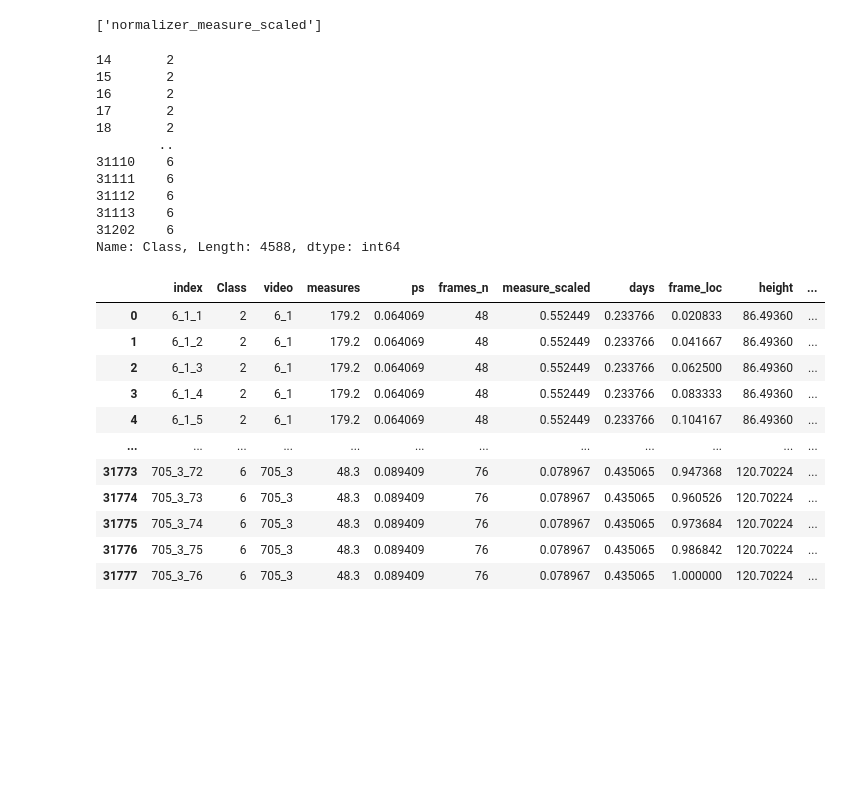
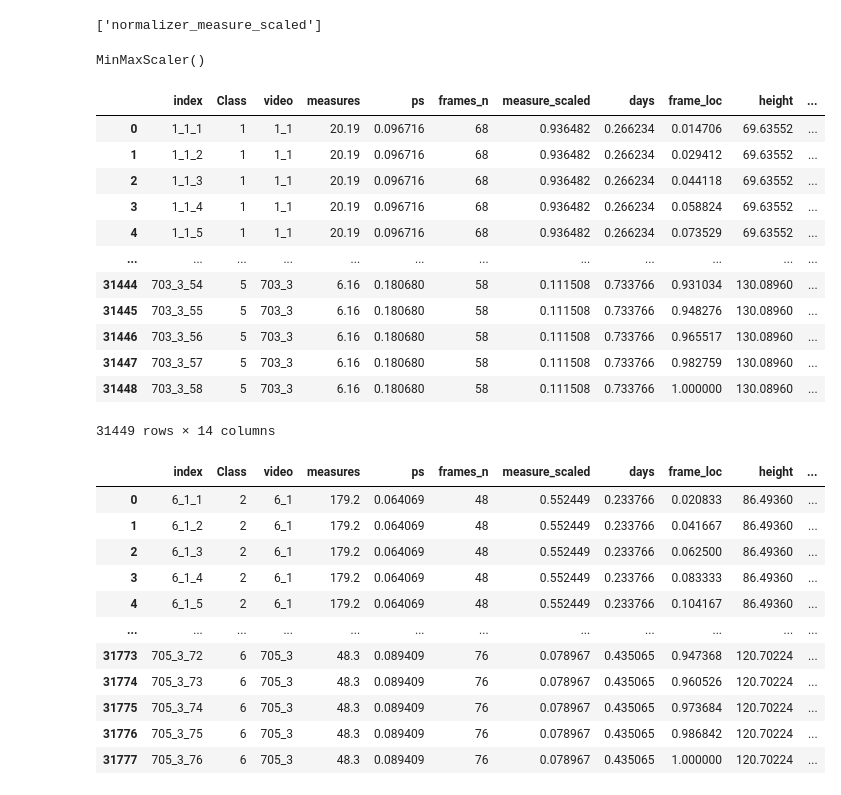
Before and after one commit to karolpustelnik/Fetal-RL, a Jupyter notebook: data_preparation/data_biometry/ete_model/biometry_scaled_ps/ete_data_prep.ipynb, the cells around one changed output. Drawn from its saved outputs; the diff is of its cells as text; code cells hidden in the pictures; blank space fills up the shorter version.

```diff
--- a/data_preparation/data_biometry/ete_model/biometry_scaled_ps/ete_data_prep.ipynb
+++ b/data_preparation/data_biometry/ete_model/biometry_scaled_ps/ete_data_prep.ipynb
@@ -229,13 +246,39 @@ scaler.fit(measure_normalized.values.reshape(-1,1))
 # %% [output]
 MinMaxScaler()
 # %%
-train['measure_normalized'] = scaler.transform(measure_normalized.values.reshape(-1,1))
+train['measure_normalized'] = scaler.transform(train['measures'].values.reshape(-1,1))
 test['measure_normalized'] = scaler.transform(test['measures'].values.reshape(-1,1))
 val['measure_normalized'] = scaler.transform(val['measures'].values.reshape(-1,1))
 # %%
 joblib.dump(scaler, 'normalizer_measure_scaled')
 # %% [output]
 ['normalizer_measure_scaled']
+# %%
+scaler = MinMaxScaler()
+days_normalized = train['days']
+scaler.fit(days_normalized.values.reshape(-1,1))
+# %% [output]
+MinMaxScaler()
+# %%
+train['days'] = scaler.transform(train['days'].values.reshape(-1,1))
+test['days'] = scaler.transform(test['days'].values.reshape(-1,1))
+val['days'] = scaler.transform(val['days'].values.reshape(-1,1))
+# %%
+test
+# %% [output]
+|  | index | Class | video | measures | ps | frames_n | measure_scaled | days | frame_loc | height | ... |
+| 0 | 1_1_1 | 1 | 1_1 | 20.19 | 0.096716 | 68 | 0.936482 | 0.266234 | 0.014706 | 69.63552 | ... |
+| 1 | 1_1_2 | 1 | 1_1 | 20.19 | 0.096716 | 68 | 0.936482 | 0.266234 | 0.029412 | 69.63552 | ... |
+| 2 | 1_1_3 | 1 | 1_1 | 20.19 | 0.096716 | 68 | 0.936482 | 0.266234 | 0.044118 | 69.63552 | ... |
+| 3 | 1_1_4 | 1 | 1_1 | 20.19 | 0.096716 | 68 | 0.936482 | 0.266234 | 0.058824 | 69.63552 | ... |
+| 4 | 1_1_5 | 1 | 1_1 | 20.19 | 0.096716 | 68 | 0.936482 | 0.266234 | 0.073529 | 69.63552 | ... |
+| ... | ... | ... | ... | ... | ... | ... | ... | ... | ... | ... | ... |
+| 31444 | 703_3_54 | 5 | 703_3 | 6.16 | 0.180680 | 58 | 0.111508 | 0.733766 | 0.931034 | 130.08960 | ... |
+| 31445 | 703_3_55 | 5 | 703_3 | 6.16 | 0.180680 | 58 | 0.111508 | 0.733766 | 0.948276 | 130.08960 | ... |
+| 31446 | 703_3_56 | 5 | 703_3 | 6.16 | 0.180680 | 58 | 0.111508 | 0.733766 | 0.965517 | 130.08960 | ... |
+| 31447 | 703_3_57 | 5 | 703_3 | 6.16 | 0.180680 | 58 | 0.111508 | 0.733766 | 0.982759 | 130.08960 | ... |
+| 31448 | 703_3_58 | 5 | 703_3 | 6.16 | 0.180680 | 58 | 0.111508 | 0.733766 | 1.000000 | 130.08960 | ... |
+31449 rows × 14 columns
 # %%
 train.to_csv('/data/kpusteln/Fetal-RL/data_preparation/data_biometry/ete_model/biometry_scaled_ps/biometry_train_scaled_size.csv', index = False)
 val.to_csv('/data/kpusteln/Fetal-RL/data_preparation/data_biometry/ete_model/biometry_scaled_ps/biometry_val_scaled_size.csv', index = False)
@@ -251,21 +294,6 @@ val = pd.read_csv('/data/kpusteln/Fetal-RL/data_preparation/data_biometry/ete_mo
 data_test = test[(test['Class'] == 2) | (test['Class'] == 4) | (test['Class'] == 6)]
 data_train = train[(train['Class'] == 2) | (train['Class'] == 4) | (train['Class'] == 6)]
 data_val = val[(val['Class'] == 2) | (val['Class'] == 4) | (val['Class'] == 6)]
-# %%
-data_test['Class']
-# %% [output]
-14       2
-15       2
-16       2
-17       2
-18       2
-        ..
-31110    6
-31111    6
-31112    6
-31113    6
-31202    6
-Name: Class, Length: 4588, dtype: int64
 # %%
 data_train.to_csv('/data/kpusteln/Fetal-RL/data_preparation/data_biometry/ete_model/biometry_scaled_ps/biometry_train_scaled_size_subset.csv', index = False)
 data_test.to_csv('/data/kpusteln/Fetal-RL/data_preparation/data_biometry/ete_model/biometry_scaled_ps/biometry_test_scaled_size_subset.csv', index = False)
```
Also changed, not shown: parts of 3 cells of this notebook, 17 other files.
